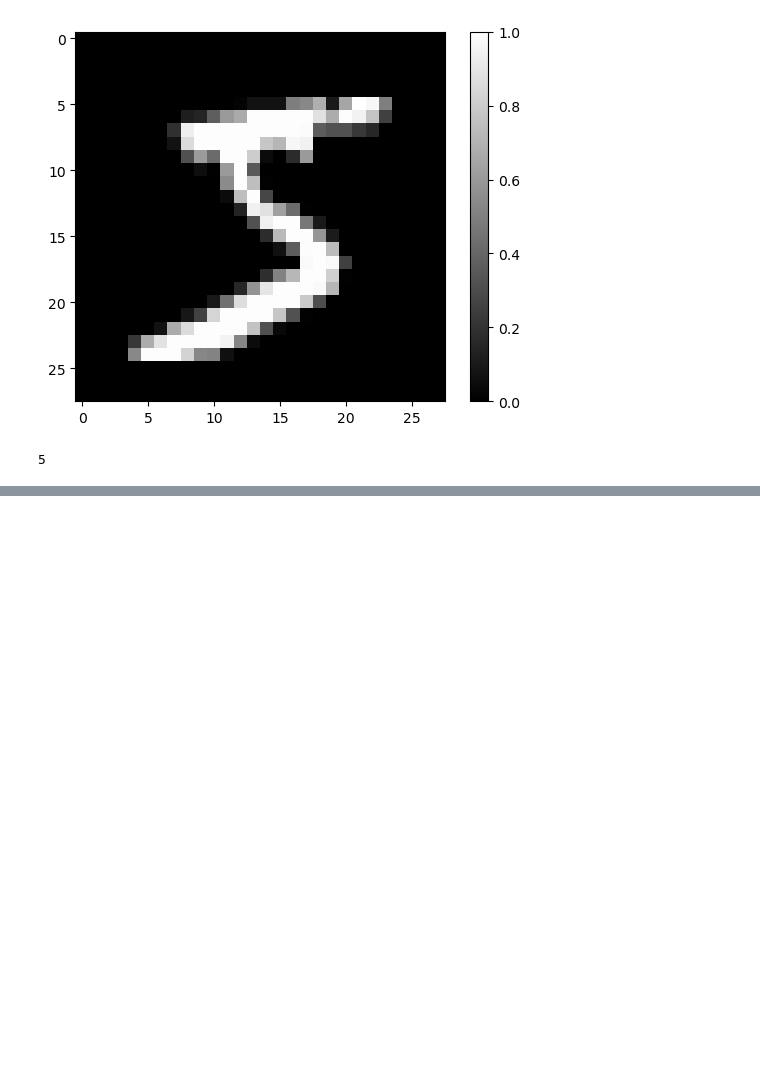
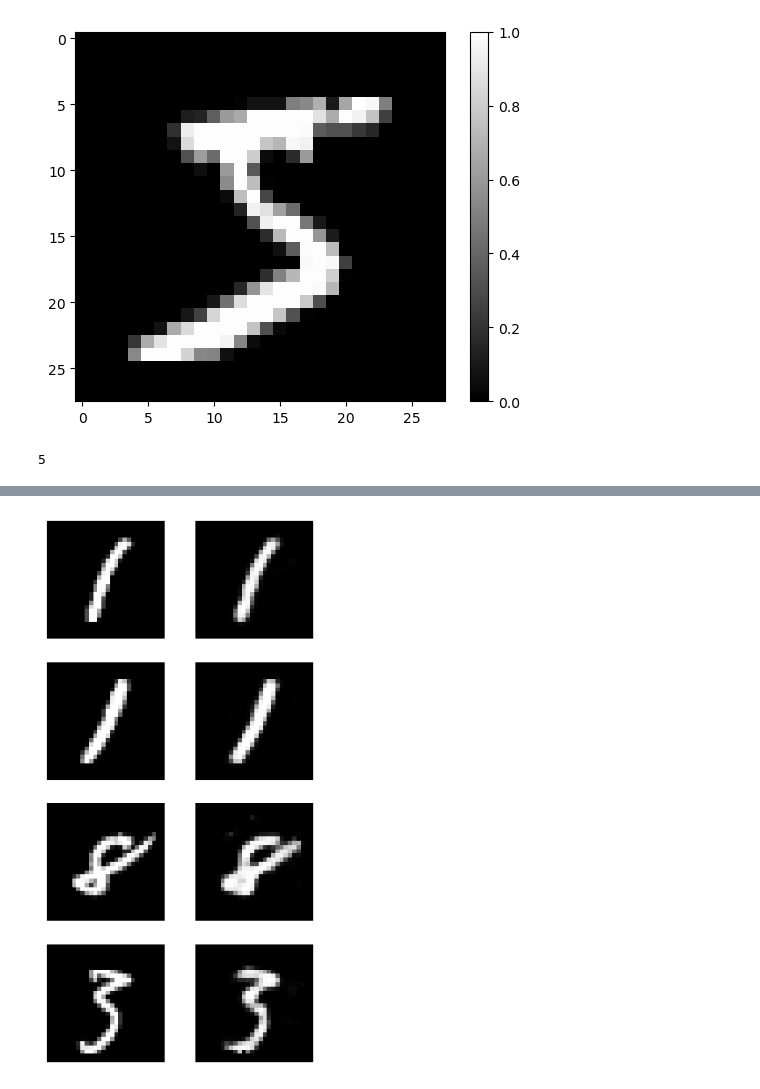
Before and after one commit to knix008/MachineLearning, a Jupyter notebook: Autoencoder/SimpleAutoencoder01.ipynb, the cells around one changed output, grey strips where cells are left out. Saved outputs shown, nothing was run; the diff lists cells and outputs as text; code cells hidden in the pictures; blank space fills up the shorter version.

```diff
--- a/Autoencoder/SimpleAutoencoder01.ipynb
+++ b/Autoencoder/SimpleAutoencoder01.ipynb
@@ -50,3 +48,5 @@ Model: "sequential_2"
  Total params: 716,640 (2.73 MB)
  Trainable params: 716,640 (2.73 MB)
  Non-trainable params: 0 (0.00 B)
+# %%
+model.fit(train_X, train_X, epochs=10, batch_size=256)
@@ -52,0 +75,18 @@ Model: "sequential_2"
+# %%
+import random
+import numpy as np
+
+plt.figure(figsize=(4, 8))
+for c in range(4):
+    plt.subplot(4, 2, c *2 + 1)
+    rand_index = random.randint(0, test_X.shape[0])
+    plt.imshow(test_X[rand_index].reshape(28, 28), cmap="gray")
+    plt.axis("off")
+
+    plt.subplot(4, 2, c *2 + 2)
+    img = model.predict(np.expand_dims(test_X[rand_index], axis=0))
+    plt.imshow(img.reshape(28, 28), cmap="gray")
+    plt.axis("off")
+
+plt.show()
+# %% [output]
@@ -52,0 +97 @@ Model: "sequential_2"
+[figure, added]
```
Also changed, not shown: parts of 5 cells of this notebook, 13 other files.
